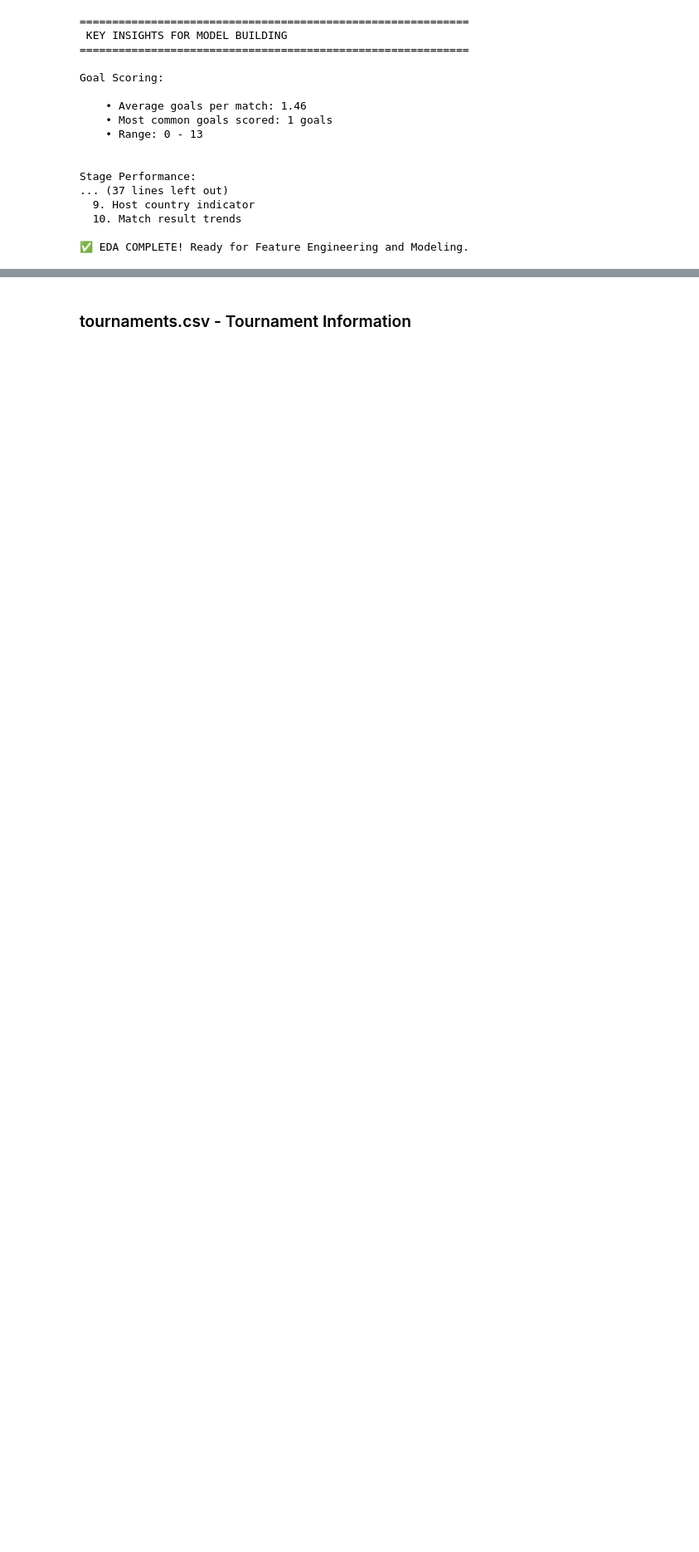
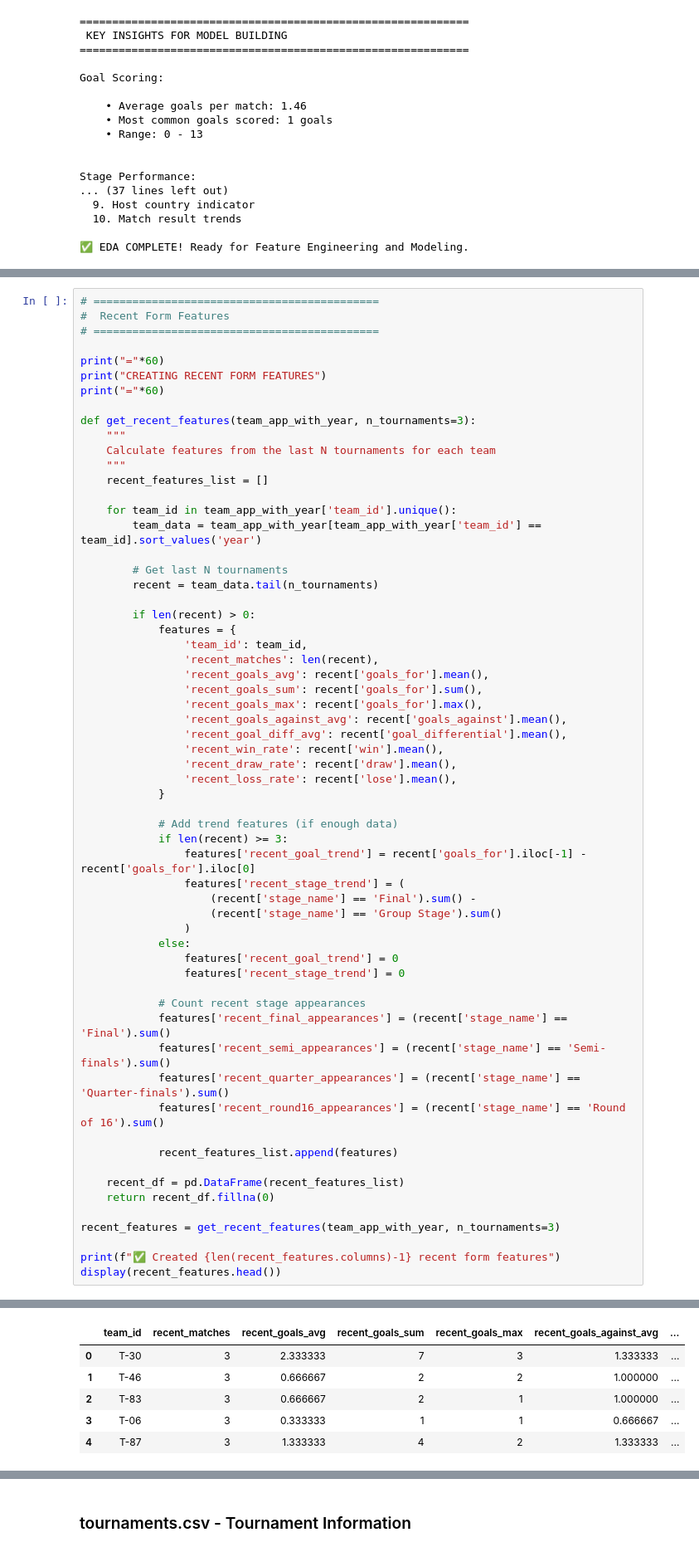
Before and after one commit to Atieng/World-Cup-2026-Goal-Prediction, a Jupyter notebook: index.ipynb, the cells around one changed output, grey strips where cells are left out. Shown at 83% size. Saved outputs shown, nothing was run; the diff lists cells and outputs as text; blank space fills up the shorter version.

```diff
--- a/index.ipynb
+++ b/index.ipynb
@@ -569,0 +697,62 @@ Stage Performance:
+# %%
+# ============================================
+#  Recent Form Features
+# ============================================
+
+print("="*60)
+print("CREATING RECENT FORM FEATURES")
+print("="*60)
+
+def get_recent_features(team_app_with_year, n_tournaments=3):
+    """
+    Calculate features from the last N tournaments for each team
+    """
+    recent_features_list = []
+
+    for team_id in team_app_with_year['team_id'].unique():
+        team_data = team_app_with_year[team_app_with_year['team_id'] == team_id].sort_values('year')
+
+        # Get last N tournaments
+        recent = team_data.tail(n_tournaments)
+
+        if len(recent) > 0:
+            features = {
+                'team_id': team_id,
+                'recent_matches': len(recent),
+                'recent_goals_avg': recent['goals_for'].mean(),
+                'recent_goals_sum': recent['goals_for'].sum(),
+                'recent_goals_max': recent['goals_for'].max(),
+                'recent_goals_against_avg': recent['goals_against'].mean(),
+                'recent_goal_diff_avg': recent['goal_differential'].mean(),
+                'recent_win_rate': recent['win'].mean(),
+                'recent_draw_rate': recent['draw'].mean(),
+                'recent_loss_rate': recent['lose'].mean(),
+            }
+
+            # Add trend features (if enough data)
+            if len(recent) >= 3:
+                features['recent_goal_trend'] = recent['goals_for'].iloc[-1] - recent['goals_for'].iloc[0]
+                features['recent_stage_trend'] = (
+                    (recent['stage_name'] == 'Final').sum() -
+                    (recent['stage_name'] == 'Group Stage').sum()
+                )
+            else:
+                features['recent_goal_trend'] = 0
+                features['recent_stage_trend'] = 0
+
+            # Count recent stage appearances
+            features['recent_final_appearances'] = (recent['stage_name'] == 'Final').sum()
+            features['recent_semi_appearances'] = (recent['stage_name'] == 'Semi-finals').sum()
+            features['recent_quarter_appearances'] = (recent['stage_name'] == 'Quarter-finals').sum()
+            features['recent_round16_appearances'] = (recent['stage_name'] == 'Round of 16').sum()
+
+            recent_features_list.append(features)
+
+    recent_df = pd.DataFrame(recent_features_list)
+    return recent_df.fillna(0)
+
+recent_features = get_recent_features(team_app_with_year, n_tournaments=3)
+
+print(f"✅ Created {len(recent_features.columns)-1} recent form features")
+display(recent_features.head())
+# %% [output]
@@ -569,0 +763,6 @@ Stage Performance:
+|  | team_id | recent_matches | recent_goals_avg | recent_goals_sum | recent_goals_max | recent_goals_against_avg | ... |
+| 0 | T-30 | 3 | 2.333333 | 7 | 3 | 1.333333 | ... |
+| 1 | T-46 | 3 | 0.666667 | 2 | 2 | 1.000000 | ... |
+| 2 | T-83 | 3 | 0.666667 | 2 | 1 | 1.000000 | ... |
+| 3 | T-06 | 3 | 0.333333 | 1 | 1 | 0.666667 | ... |
+| 4 | T-87 | 3 | 1.333333 | 4 | 2 | 1.333333 | ... |
```
Also changed, not shown: parts of 13 cells of this notebook.
